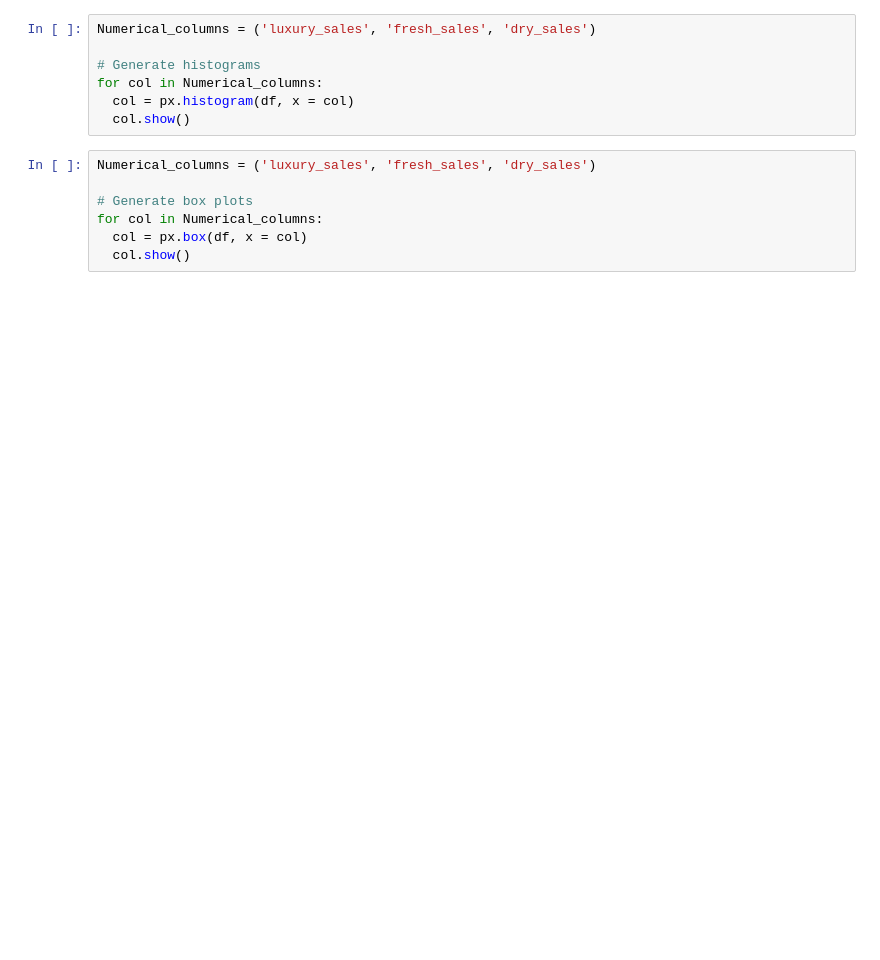
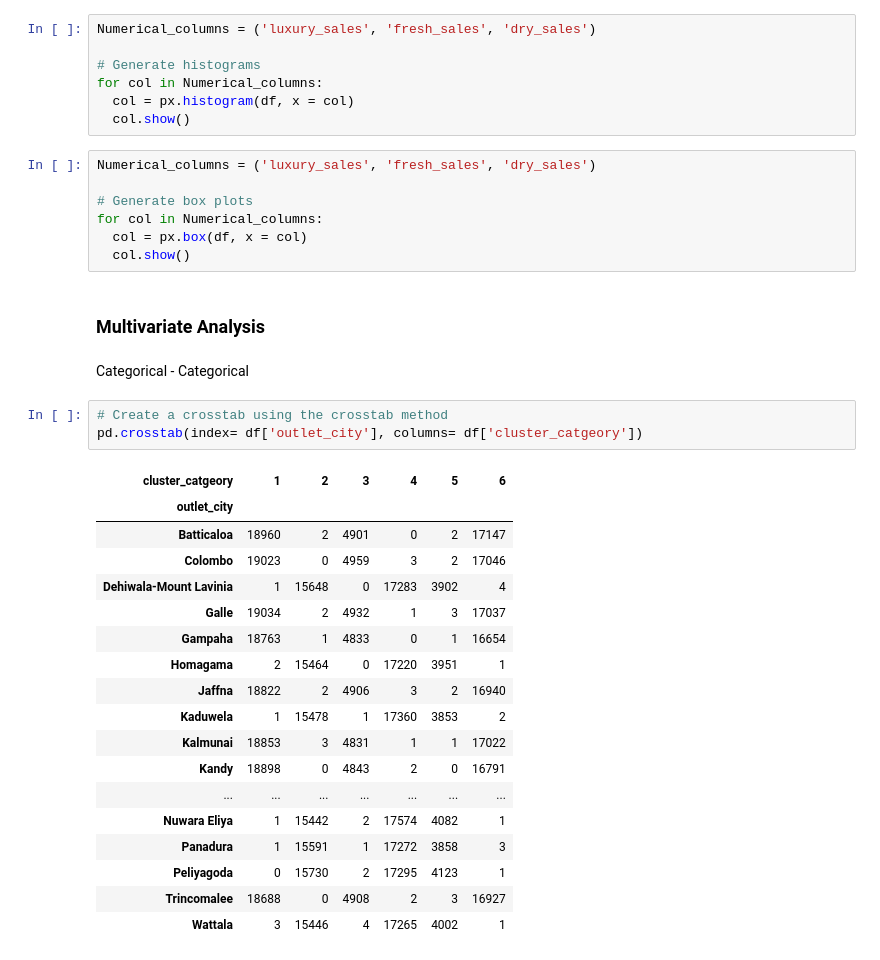
Before and after one commit to InsightMart/DSPL_project, a Jupyter notebook: Train_EDA.ipynb, the cells around one changed output. Drawn from its saved outputs; the diff is of its cells as text; blank space fills up the shorter version.

```diff
--- a/Train_EDA.ipynb
+++ b/Train_EDA.ipynb
@@ -494,3 +450,29 @@ Numerical_columns = ('luxury_sales', 'fresh_sales', 'dry_sales')
 for col in Numerical_columns:
   col = px.box(df, x = col)
   col.show()
+# %% [markdown]
+### Multivariate Analysis
+# %% [markdown]
+Categorical - Categorical
+# %%
+# Create a crosstab using the crosstab method
+pd.crosstab(index= df['outlet_city'], columns= df['cluster_catgeory'])
+# %% [output]
+| cluster_catgeory | 1 | 2 | 3 | 4 | 5 | 6 |
+| outlet_city |  |  |  |  |  |  |
+| Batticaloa | 18960 | 2 | 4901 | 0 | 2 | 17147 |
+| Colombo | 19023 | 0 | 4959 | 3 | 2 | 17046 |
+| Dehiwala-Mount Lavinia | 1 | 15648 | 0 | 17283 | 3902 | 4 |
+| Galle | 19034 | 2 | 4932 | 1 | 3 | 17037 |
+| Gampaha | 18763 | 1 | 4833 | 0 | 1 | 16654 |
+| Homagama | 2 | 15464 | 0 | 17220 | 3951 | 1 |
+| Jaffna | 18822 | 2 | 4906 | 3 | 2 | 16940 |
+| Kaduwela | 1 | 15478 | 1 | 17360 | 3853 | 2 |
+| Kalmunai | 18853 | 3 | 4831 | 1 | 1 | 17022 |
+| Kandy | 18898 | 0 | 4843 | 2 | 0 | 16791 |
+| ... | ... | ... | ... | ... | ... | ... |
+| Nuwara Eliya | 1 | 15442 | 2 | 17574 | 4082 | 1 |
+| Panadura | 1 | 15591 | 1 | 17272 | 3858 | 3 |
+| Peliyagoda | 0 | 15730 | 2 | 17295 | 4123 | 1 |
+| Trincomalee | 18688 | 0 | 4908 | 2 | 3 | 16927 |
+| Wattala | 3 | 15446 | 4 | 17265 | 4002 | 1 |
```
Also changed, not shown: parts of 14 cells of this notebook.
